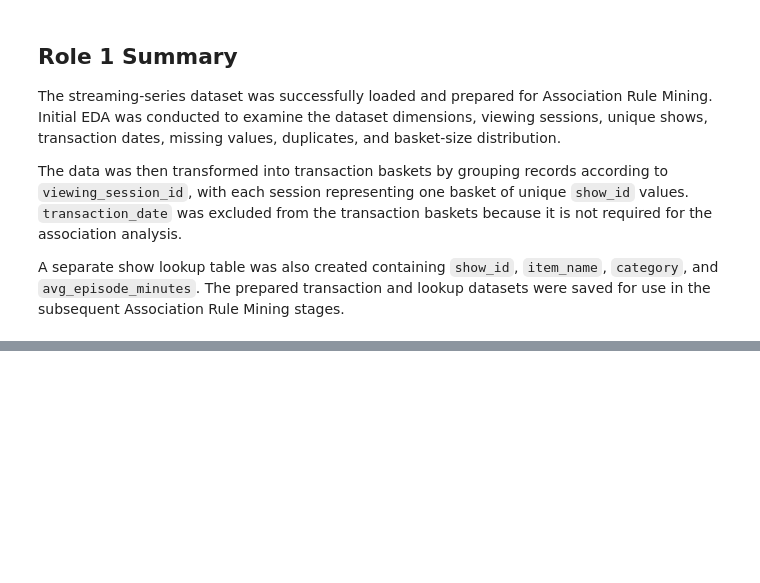
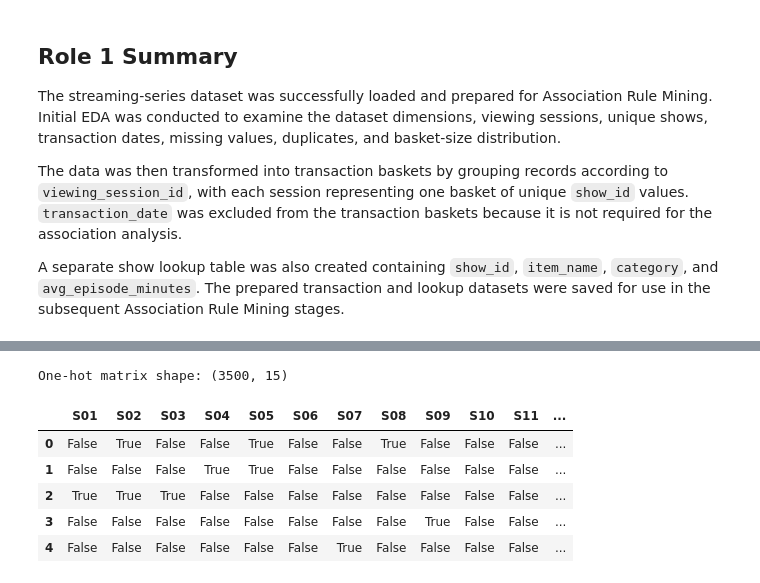
Before and after one commit to GraceChelangat/AssociationRuleMining-C1, a Jupyter notebook: notebooks/association_rule_mining.ipynb, the cells around one changed output, grey strips where cells are left out. Cells and saved outputs as stored; diff of their text form; code cells hidden in the pictures; blank space fills up the shorter version.

```diff
--- a/notebooks/association_rule_mining.ipynb
+++ b/notebooks/association_rule_mining.ipynb
@@ -329,0 +319,9 @@ the subsequent Association Rule Mining stages.
+# %%
+# --- Step 1: Load Member 1's transaction output ---
+transactions = pd.read_csv("../outputs/session_transactions.csv")
+
+# basket was flattened to a comma-separated string for CSV export — restore it to a list
+transactions["basket"] = transactions["basket"].str.split(",")
+
+print("Number of transaction baskets:", len(transactions))
+transactions.head()
@@ -329,0 +336,21 @@ the subsequent Association Rule Mining stages.
+# %%
+# --- Step 2: One-hot encode the baskets ---
+# apriori() requires a wide True/False matrix, one column per item — not the
+# list-of-lists format the baskets are currently in.
+basket_list = transactions["basket"].tolist()
+
+te = TransactionEncoder()
+te_array = te.fit(basket_list).transform(basket_list)
+
+onehot = pd.DataFrame(te_array, columns=te.columns_)
+
+print("One-hot matrix shape:", onehot.shape)
+onehot.head()
+# %% [output]
+One-hot matrix shape: (3500, 15)
+|  | S01 | S02 | S03 | S04 | S05 | S06 | S07 | S08 | S09 | S10 | S11 | ... |
+| 0 | False | True | False | False | True | False | False | True | False | False | False | ... |
+| 1 | False | False | False | True | True | False | False | False | False | False | False | ... |
+| 2 | True | True | True | False | False | False | False | False | False | False | False | ... |
+| 3 | False | False | False | False | False | False | False | False | True | False | False | ... |
+| 4 | False | False | False | False | False | False | True | False | False | False | False | ... |
```
Also changed, not shown: parts of 23 cells of this notebook, 1 other file.
